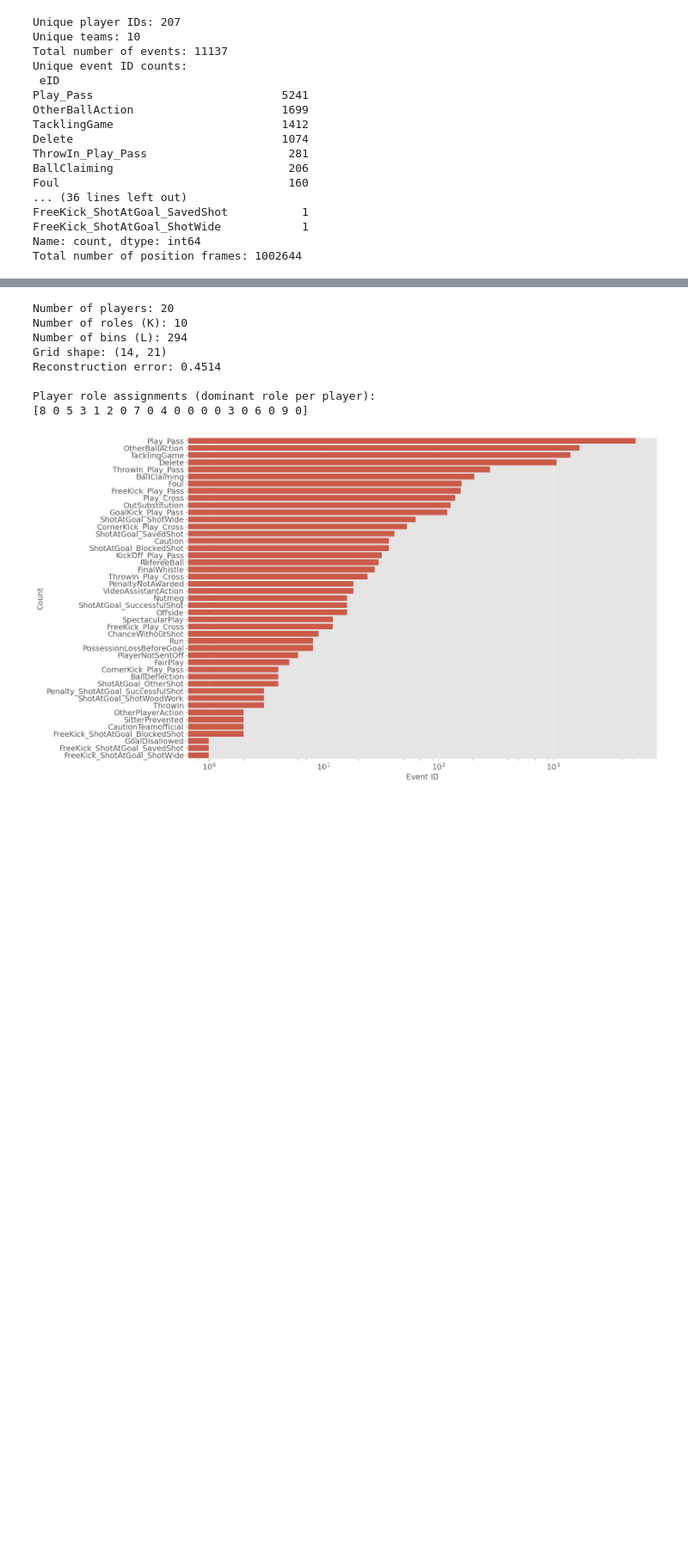
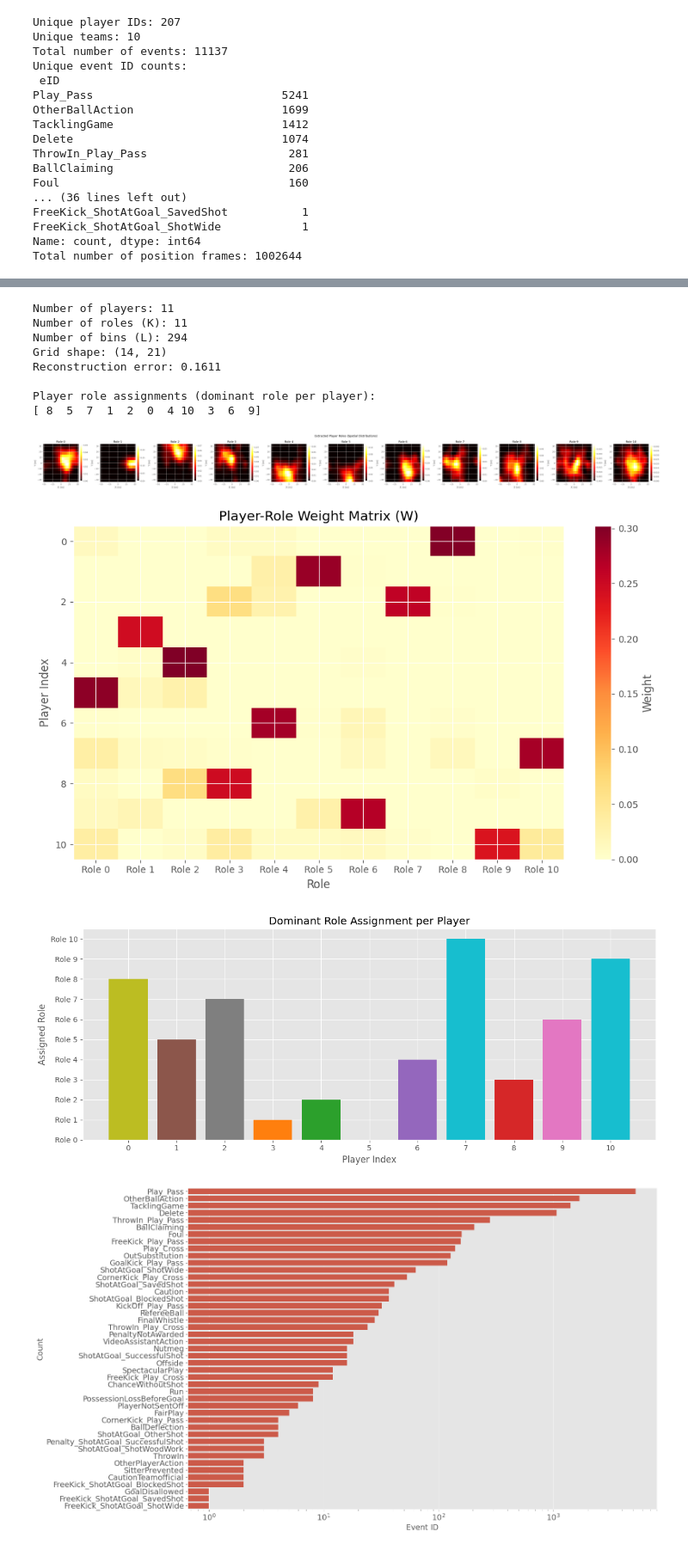
Before and after one commit to iliasmc/sports-networks-project, a Jupyter notebook: data_summary.ipynb, the cells around one changed output, grey strips where cells are left out. Shown at 86% size. Saved outputs shown, nothing was run; the diff lists cells and outputs as text; code cells hidden in the pictures; blank space fills up the shorter version.

Commit message:
Heatmap plots in notebook

```diff
--- a/data_summary.ipynb
+++ b/data_summary.ipynb
@@ -64,0 +77,12 @@ print(n_frames)
+# %%
+# Check for columns that are entirely NaN
+all_nan_columns = np.all(np.isnan(XY), axis=0)
+num_all_nan_columns = np.sum(all_nan_columns)
+
+print(f"Total number of columns: {XY.shape[1]}")
+print(f"Number of columns that are entirely NaN: {num_all_nan_columns}")
+print(f"Indices of all-NaN columns: {np.where(all_nan_columns)[0]}")
+
+# Drop columns that are entirely NaN
+XY = XY[:, ~all_nan_columns]
+print(f"\nAfter dropping all-NaN columns: {XY.shape}")
@@ -80,7 +111,7 @@ results = extract_roles(
     pitch_ylim=pitch.ylim,
     bin_size=5.0,  # 5m x 5m bins as specified
     sigma=1.0,  # Gaussian smoothing parameter
-    n_roles=10,  # Number of latent roles (adjustable)
+    n_roles=11,  # Number of latent roles (adjustable)
     max_iter=500,
     random_state=42
 )
@@ -94,14 +125,60 @@ print(f"Reconstruction error: {results['reconstruction_error']:.4f}")
 print(f"\nPlayer role assignments (dominant role per player):")
 print(results['player_role_assignments'])
 # %% [output]
-Number of players: 20
-Number of roles (K): 10
+Number of players: 11
+Number of roles (K): 11
 Number of bins (L): 294
 Grid shape: (14, 21)
-Reconstruction error: 0.4514
+Reconstruction error: 0.1611
 
 Player role assignments (dominant role per player):
-[8 0 5 3 1 2 0 7 0 4 0 0 0 0 3 0 6 0 9 0]
+[ 8  5  7  1  2  0  4 10  3  6  9]
+# %%
+# Visualize the role heatmaps
+role_heatmaps = get_role_heatmaps(results['B'], results['grid_shape'])
+
+fig, axes = plt.subplots(1, results['n_roles'], figsize=(4 * results['n_roles'], 4))
+
+for k, (ax, heatmap) in enumerate(zip(axes, role_heatmaps)):
+    im = ax.imshow(heatmap, origin='lower', cmap='hot', aspect='auto',
+                   extent=[pitch.xlim[0], pitch.xlim[1], pitch.ylim[0], pitch.ylim[1]])
+    ax.set_title(f'Role {k}')
+    ax.set_xlabel('X (m)')
+    ax.set_ylabel('Y (m)')
+    plt.colorbar(im, ax=ax, fraction=0.046, pad=0.04)
+
+plt.suptitle('Extracted Player Roles (Spatial Distributions)', fontsize=14)
+plt.tight_layout()
+plt.show()
+
+# Visualize player-role weight matrix
+fig, ax = plt.subplots(figsize=(10, 6))
+im = ax.imshow(results['W'], cmap='YlOrRd', aspect='auto')
+ax.set_xlabel('Role')
+ax.set_ylabel('Player Index')
+ax.set_title('Player-Role Weight Matrix (W)')
+ax.set_xticks(range(results['n_roles']))
+ax.set_xticklabels([f'Role {k}' for k in range(results['n_roles'])])
+plt.colorbar(im, ax=ax, label='Weight')
+plt.tight_layout()
+plt.show()
+
+# Bar chart showing dominant role assignment per player
+fig, ax = plt.subplots(figsize=(12, 5))
+colors = plt.cm.tab10(results['player_role_assignments'])
+bars = ax.bar(range(results['n_players']), results['player_role_assignments'], color=colors)
+ax.set_xlabel('Player Index')
+ax.set_ylabel('Assigned Role')
+ax.set_title('Dominant Role Assignment per Player')
+ax.set_xticks(range(results['n_players']))
+ax.set_yticks(range(results['n_roles']))
+ax.set_yticklabels([f'Role {k}' for k in range(results['n_roles'])])
+plt.tight_layout()
+plt.show()
+# %% [output]
+[figure, added]
+[figure, added]
+[figure, added]
 # %%
 # Define paths and filenames. Note that executing this code can take several minutes due of the large data the KDE-plot has to process.
 file_name_pos = "DFL_04_03_positions_raw_observed_DFL-COM-000002_DFL-MAT-J03WOH.xml"
```
Also changed, not shown: parts of 2 cells of this notebook.
